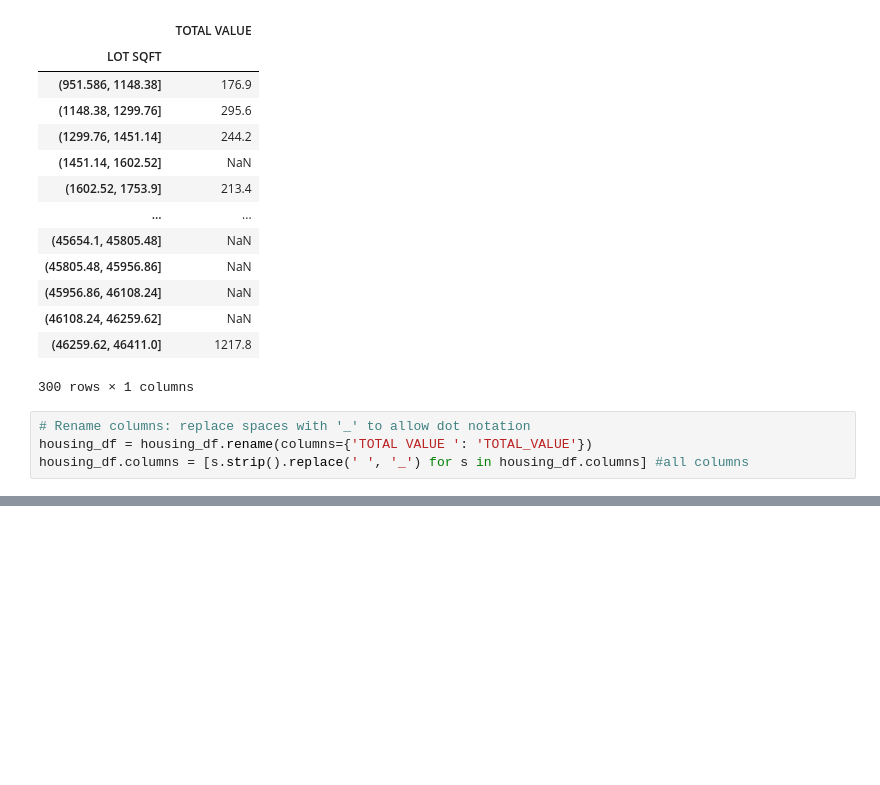
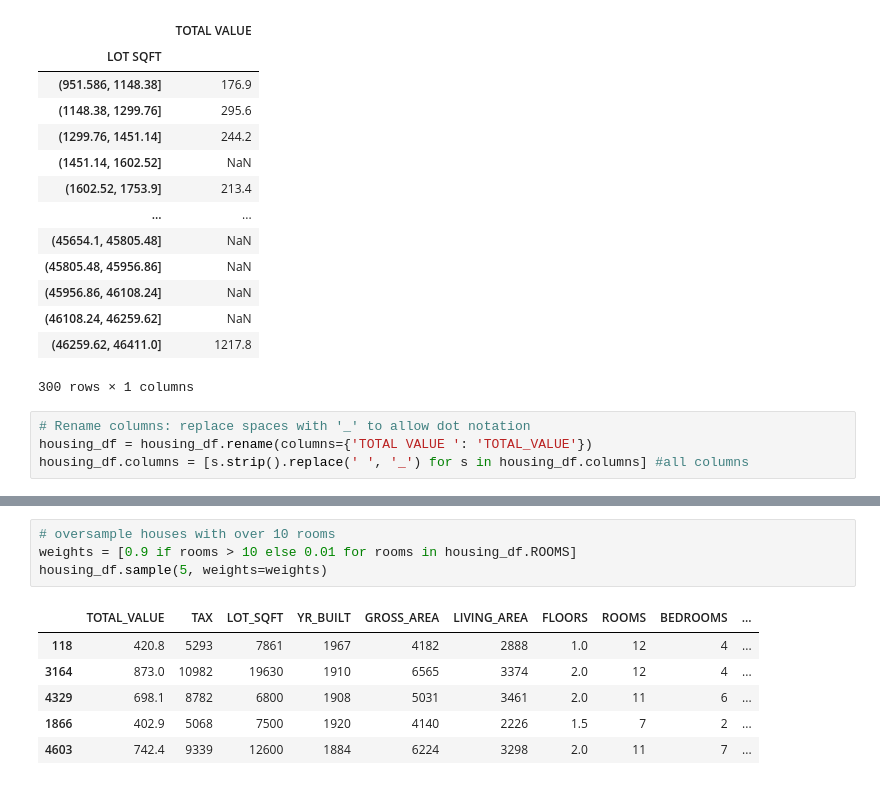
Before and after one commit to brandon-setegn/data-mining-business-analytics, a Jupyter notebook: west-roxbury-home-values.ipynb, the cells around one changed output, grey strips where cells are left out. Saved outputs shown, nothing was run; the diff lists cells and outputs as text; blank space fills up the shorter version.

```diff
--- a/west-roxbury-home-values.ipynb
+++ b/west-roxbury-home-values.ipynb
@@ -95,0 +120,11 @@ housing_df.head()
+# %%
+# oversample houses with over 10 rooms
+weights = [0.9 if rooms > 10 else 0.01 for rooms in housing_df.ROOMS]
+housing_df.sample(5, weights=weights)
+# %% [output]
+|  | TOTAL_VALUE | TAX | LOT_SQFT | YR_BUILT | GROSS_AREA | LIVING_AREA | FLOORS | ROOMS | BEDROOMS | ... |
+| 118 | 420.8 | 5293 | 7861 | 1967 | 4182 | 2888 | 1.0 | 12 | 4 | ... |
+| 3164 | 873.0 | 10982 | 19630 | 1910 | 6565 | 3374 | 2.0 | 12 | 4 | ... |
+| 4329 | 698.1 | 8782 | 6800 | 1908 | 5031 | 3461 | 2.0 | 11 | 6 | ... |
+| 1866 | 402.9 | 5068 | 7500 | 1920 | 4140 | 2226 | 1.5 | 7 | 2 | ... |
+| 4603 | 742.4 | 9339 | 12600 | 1884 | 6224 | 3298 | 2.0 | 11 | 7 | ... |
```
Also changed, not shown: parts of 18 cells of this notebook.
